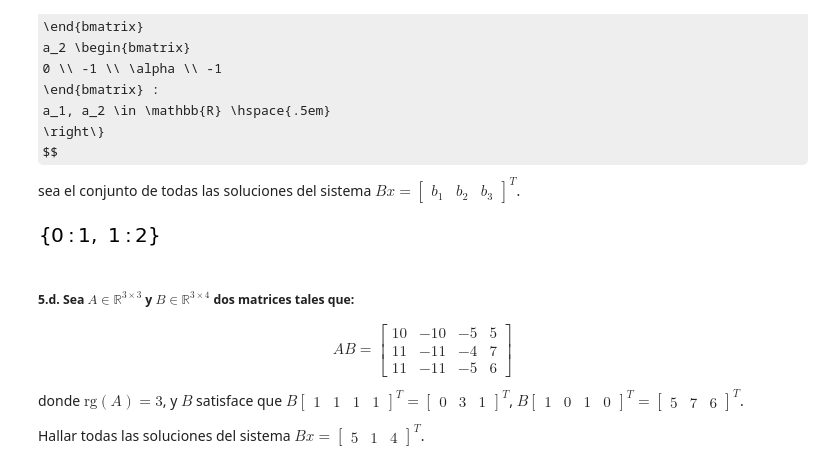
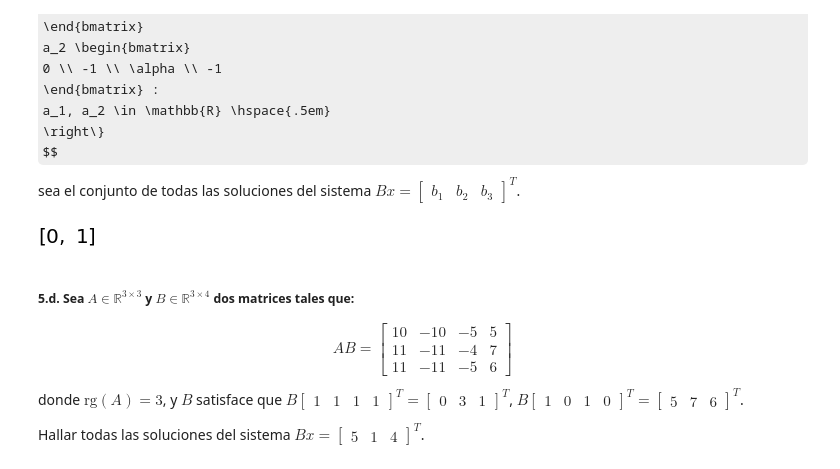
Before and after one commit to anagutson/AlgebraII, a Jupyter notebook: Guia_1.ipynb, the cells around one changed output. Cells and saved outputs as stored; diff of their text form; code cells hidden in the pictures; some formulas as TeX source.

```diff
--- a/Guia_1.ipynb
+++ b/Guia_1.ipynb
@@ -1080,28 +1079,28 @@ sea el conjunto de todas las soluciones del sistema $Bx=\begin{bmatrix}b_1 & b_2
 # %%
 #Veo que rango de A es igual a la cantidad de columnas de A. Entonces,
 #Ax = b
 #x = A.inv().b
 
 #También se que el Nul(B) pertenece al Nul(AB)
 #Como existe A.inv(), entonces Nul(AB) pertenece al Nul(B)
 #Concluímos que Nul(B) = Nul(AB)
 
 AB = Matrix([[10, -10, -5, 5],
              [11, -11, -4, 7],
              [11, -11, -5, 6]])
 
 #Los generadores del nul(AB) deben ser los mismos que de S
 #Armo una matriz de los generadores del nul(B) y de los de S:
 
 a = symbols('a')
 nul_AB = AB.nullspace()
 D = Matrix.hstack(*[v for v in nul_AB],Matrix([[a, 0],[a**2, -1],[0, a],[0,-1]]))
 
 #Pido que la matriz sea LD:
 determinante = det(D)
-roots(determinante) #para que sea ld el determinante tiene que ser igual a 0 -> a = 0 o a = 1
+solve(determinante, a) #para que sea ld el determinante tiene que ser igual a 0 -> a = 0 o a = 1
 # %% [output]
-[figure, old version]
+[figure, new version]
 # %% [markdown]
 ##### 5.**d.**  Sea $A \in \mathbb{R}^{3 \times 3}$ y $B \in \mathbb{R}^{3 \times 4}$ dos matrices tales que:
 
```
Also changed, not shown: parts of 5 cells of this notebook.
